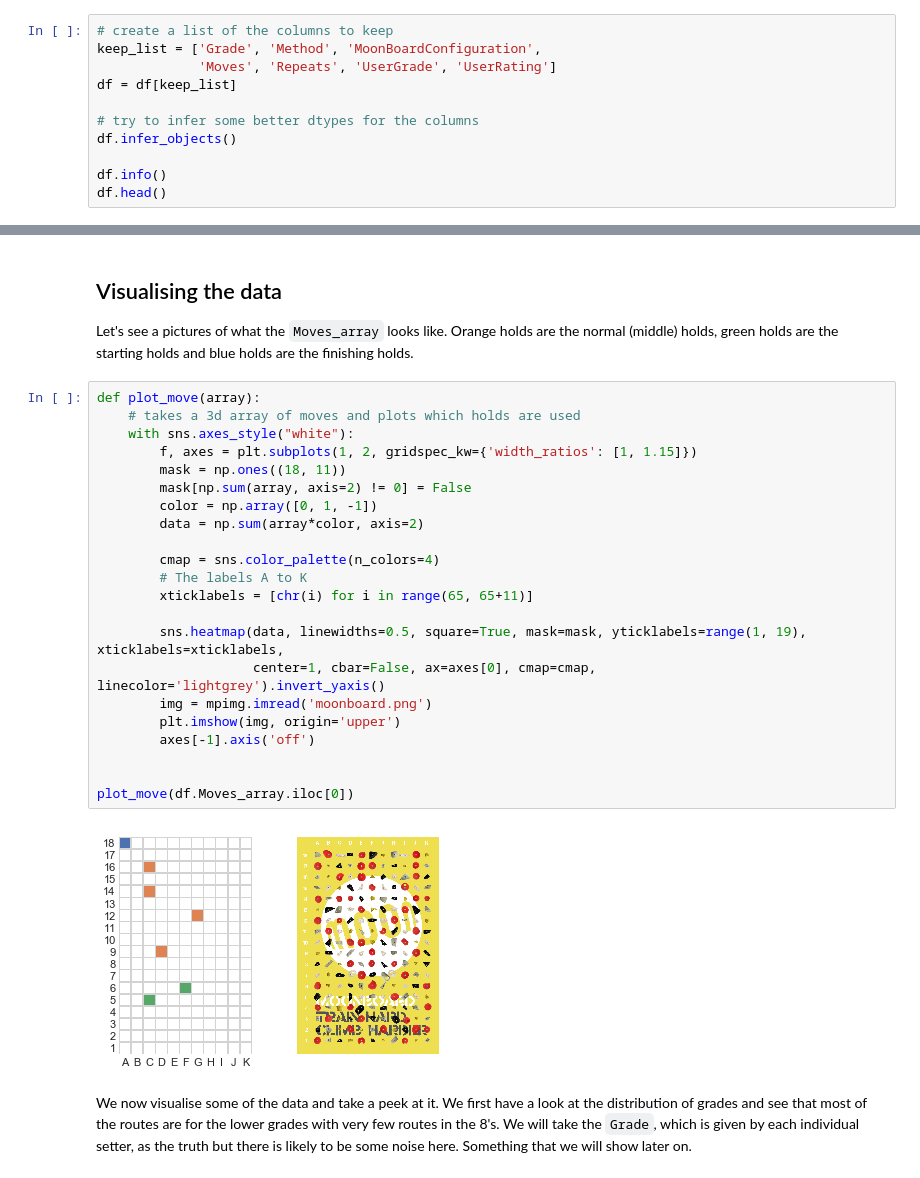
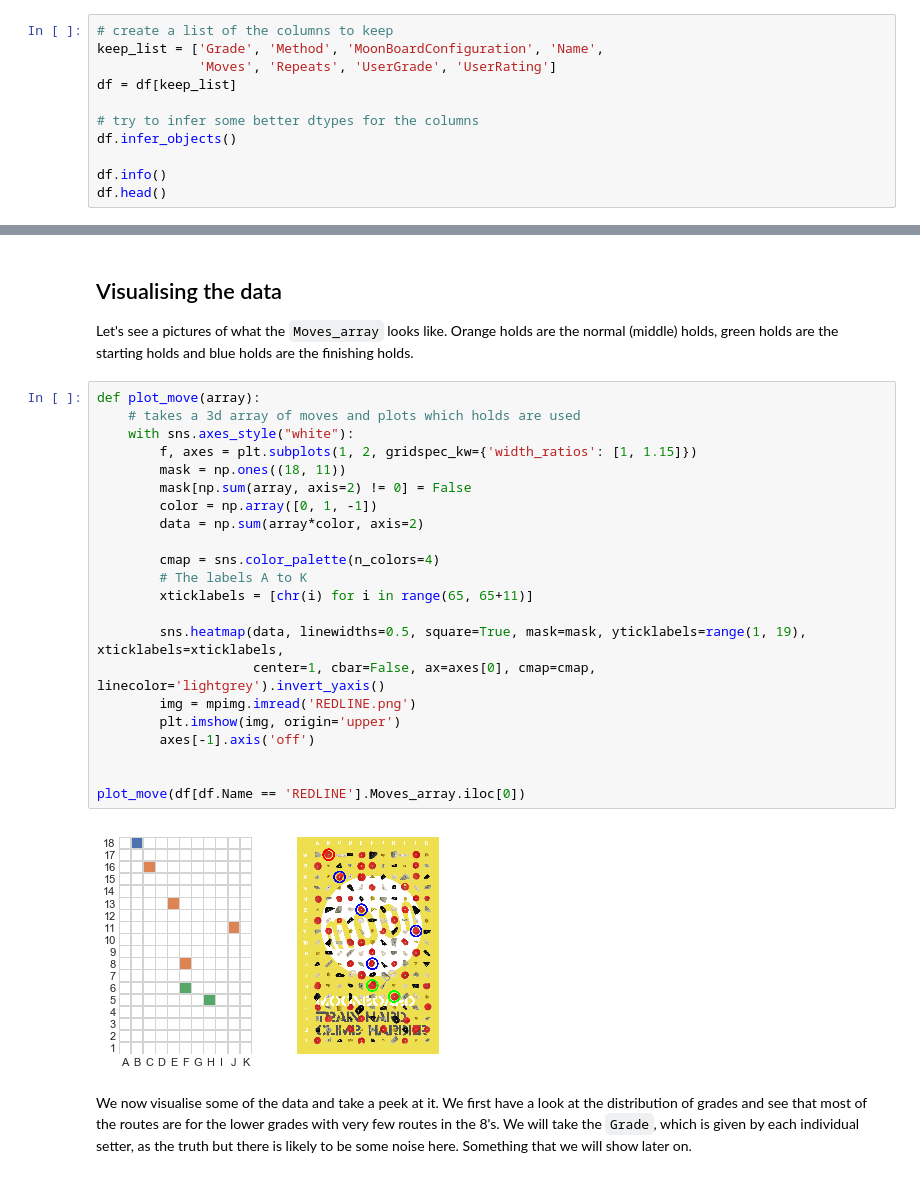
Before and after one commit to luke321321/portfolio, a Jupyter notebook: climbing/Data-cleaning-and-analysis.ipynb, the cells around one changed output, grey strips where cells are left out. Saved outputs shown, nothing was run; the diff lists cells and outputs as text.

```diff
--- a/climbing/Data-cleaning-and-analysis.ipynb
+++ b/climbing/Data-cleaning-and-analysis.ipynb
@@ -55,7 +55,7 @@ memory usage: 2.6+ MB
 Let's drop the columns that we aren't interested in.  What we are interested in are the holds/how the moon board is configured, the grade (from the setter and users) and any other interesting bits of data that might be useful later on - such as if it's been repeated or if you are allowed to use holds for your feet or not.  Some columns such as `Holdsets` contain no data.
 # %%
 # create a list of the columns to keep
-keep_list = ['Grade', 'Method', 'MoonBoardConfiguration',
+keep_list = ['Grade', 'Method', 'MoonBoardConfiguration', 'Name',
              'Moves', 'Repeats', 'UserGrade', 'UserRating']
 df = df[keep_list]
 
@@ -212,27 +214,27 @@ Let's see a pictures of what the `Moves_array` looks like.  Orange holds are the
 # %%
 def plot_move(array):
     # takes a 3d array of moves and plots which holds are used
     with sns.axes_style("white"):
         f, axes = plt.subplots(1, 2, gridspec_kw={'width_ratios': [1, 1.15]})
         mask = np.ones((18, 11))
         mask[np.sum(array, axis=2) != 0] = False
         color = np.array([0, 1, -1])
         data = np.sum(array*color, axis=2)
 
         cmap = sns.color_palette(n_colors=4)
         # The labels A to K
         xticklabels = [chr(i) for i in range(65, 65+11)]
 
         sns.heatmap(data, linewidths=0.5, square=True, mask=mask, yticklabels=range(1, 19), xticklabels=xticklabels,
                     center=1, cbar=False, ax=axes[0], cmap=cmap, linecolor='lightgrey').invert_yaxis()
-        img = mpimg.imread('moonboard.png')
+        img = mpimg.imread('REDLINE.png')
         plt.imshow(img, origin='upper')
         axes[-1].axis('off')
 
 
-plot_move(df.Moves_array.iloc[0])
+plot_move(df[df.Name == 'REDLINE'].Moves_array.iloc[0])
 # %% [output]
-[figure, old version]
+[figure, new version]
 # %% [markdown]
 We now visualise some of the data and take a peek at it.  We first have a look at the distribution of grades and see that most of the routes are for the lower grades with very few routes in the 8's. We will take the `Grade`, which is given by each individual setter, as the truth but there is likely to be some noise here.  Something that we will show later on.
 # %%
```
Also changed, not shown: parts of 9 cells of this notebook, 2 other files.
